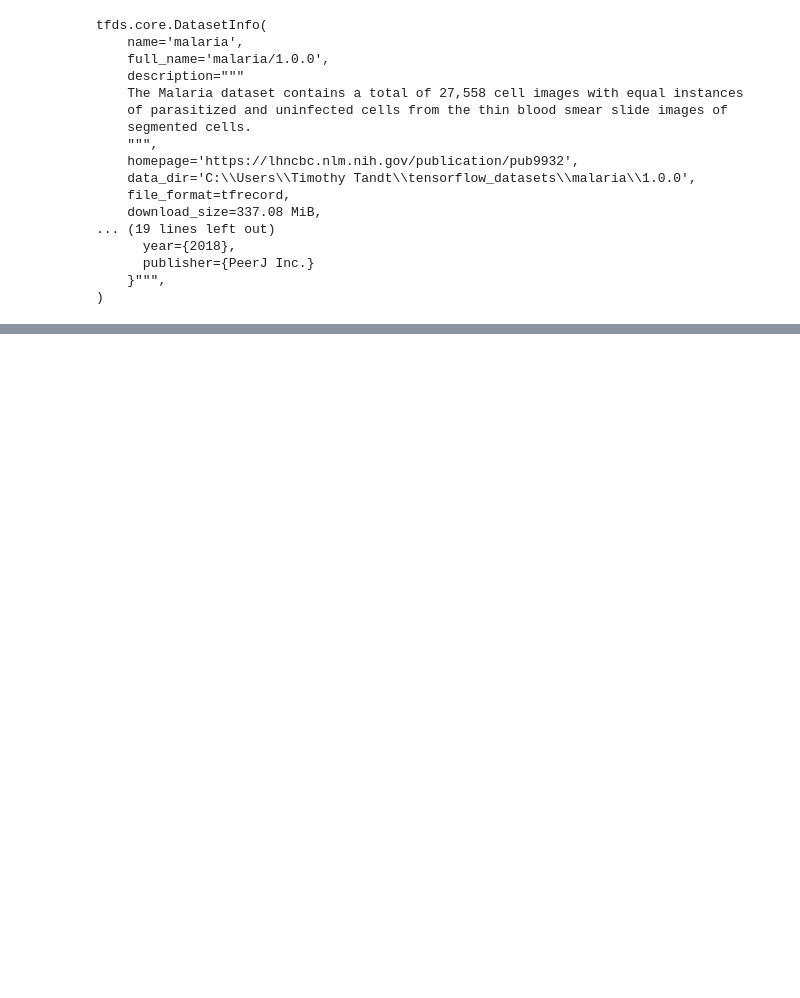
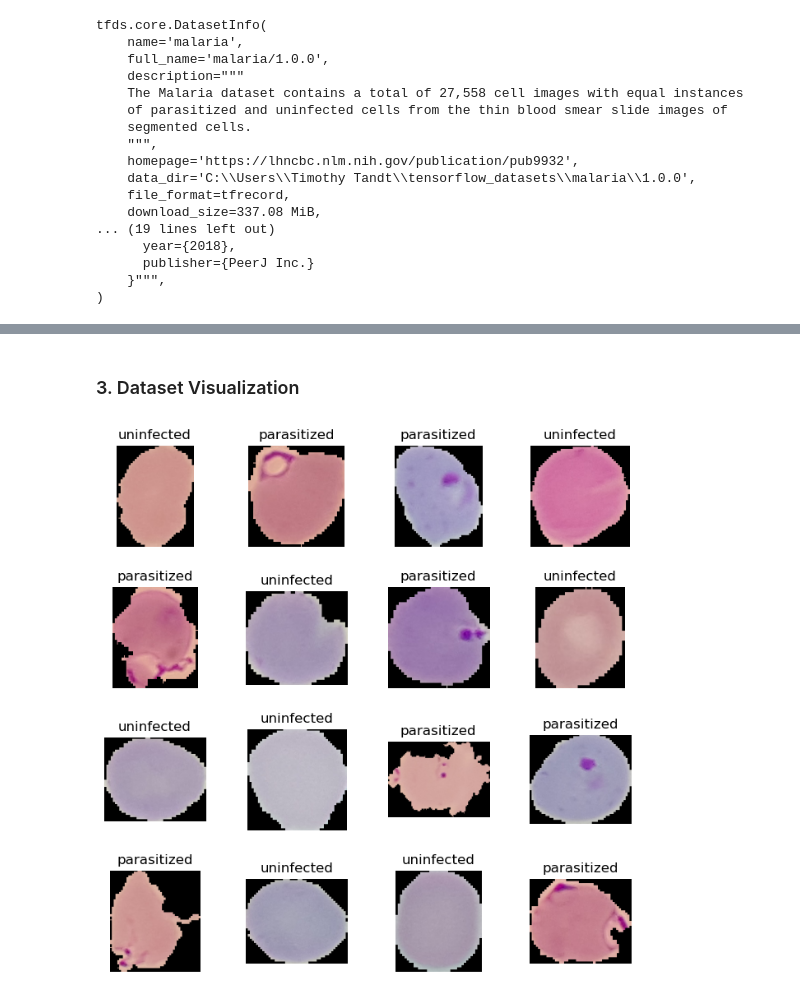
Before and after one commit to HilthonTT/ComputerVision, a Jupyter notebook: models/malaria/malaria.ipynb, the cells around one changed output, grey strips where cells are left out. Saved outputs shown, nothing was run; the diff lists cells and outputs as text; code cells hidden in the pictures; blank space fills up the shorter version.

Commit message:
Visualized the data

```diff
--- a/models/malaria/malaria.ipynb
+++ b/models/malaria/malaria.ipynb
@@ -75,3 +75,20 @@ def splits(dataset: tf.data.Dataset, TRAIN_RATIO: float, VAL_RATIO: float, TEST_
     return train_dataset, val_dataset, test_dataset
 # %%
 train_dataset, val_dataset, test_dataset = splits(dataset[0], TRAIN_RATIO, VAL_RATIO, TEST_RATIO)
+# %% [markdown]
+### 3. Dataset Visualization
+# %%
+fig = plt.figure(figsize=(8, 8))
+fig.subplots_adjust(left=0.1, right=0.9, top=0.9, bottom=0.1, wspace=0.4, hspace=0.4)
+
+# Iterate over the first 16 elements in the train_dataset
+for i, (image, label) in enumerate(train_dataset.take(16)):
+    ax = plt.subplot(4, 4, i + 1)
+    plt.imshow(image)
+    plt.title(dataset_info.features['label'].int2str(label))
+    plt.axis("off")
+
+# Show the plot
+plt.show()
+# %% [output]
+[figure, added]
```
Also changed, not shown: parts of 1 cell of this notebook.
